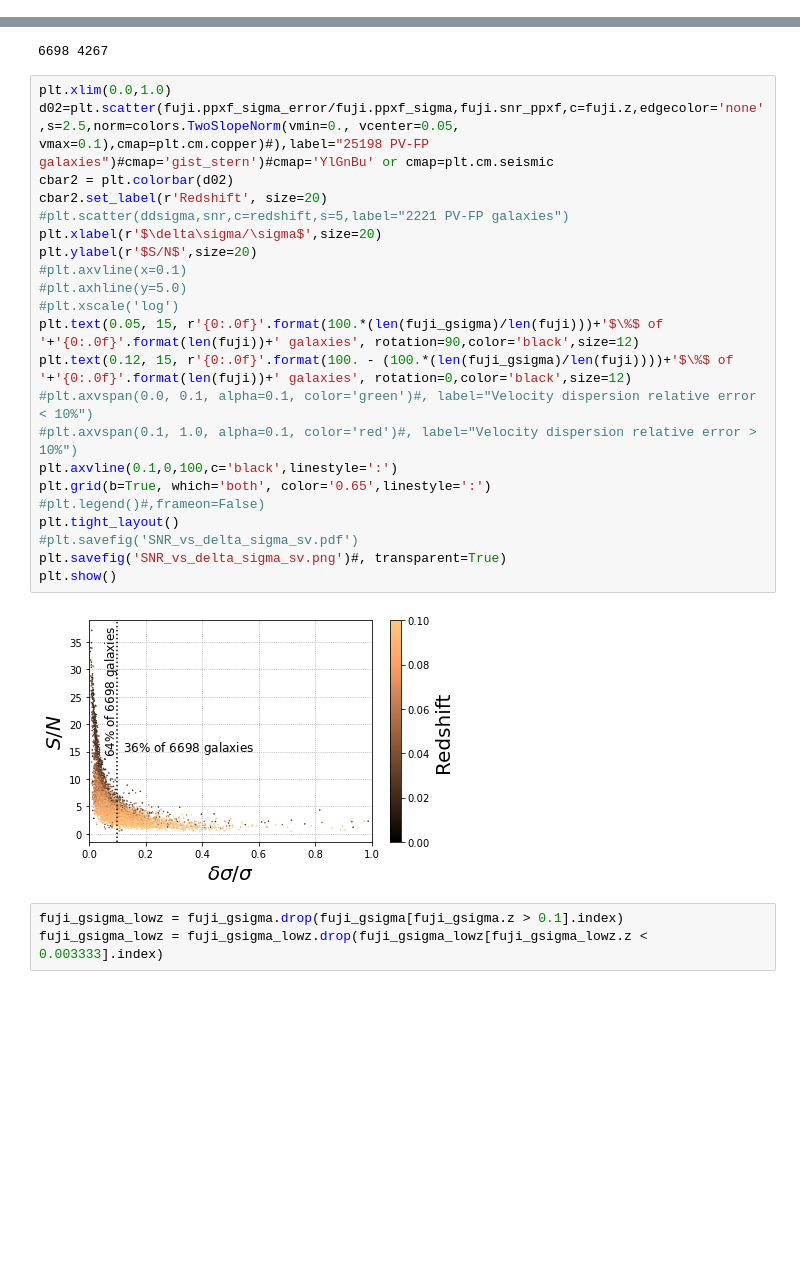
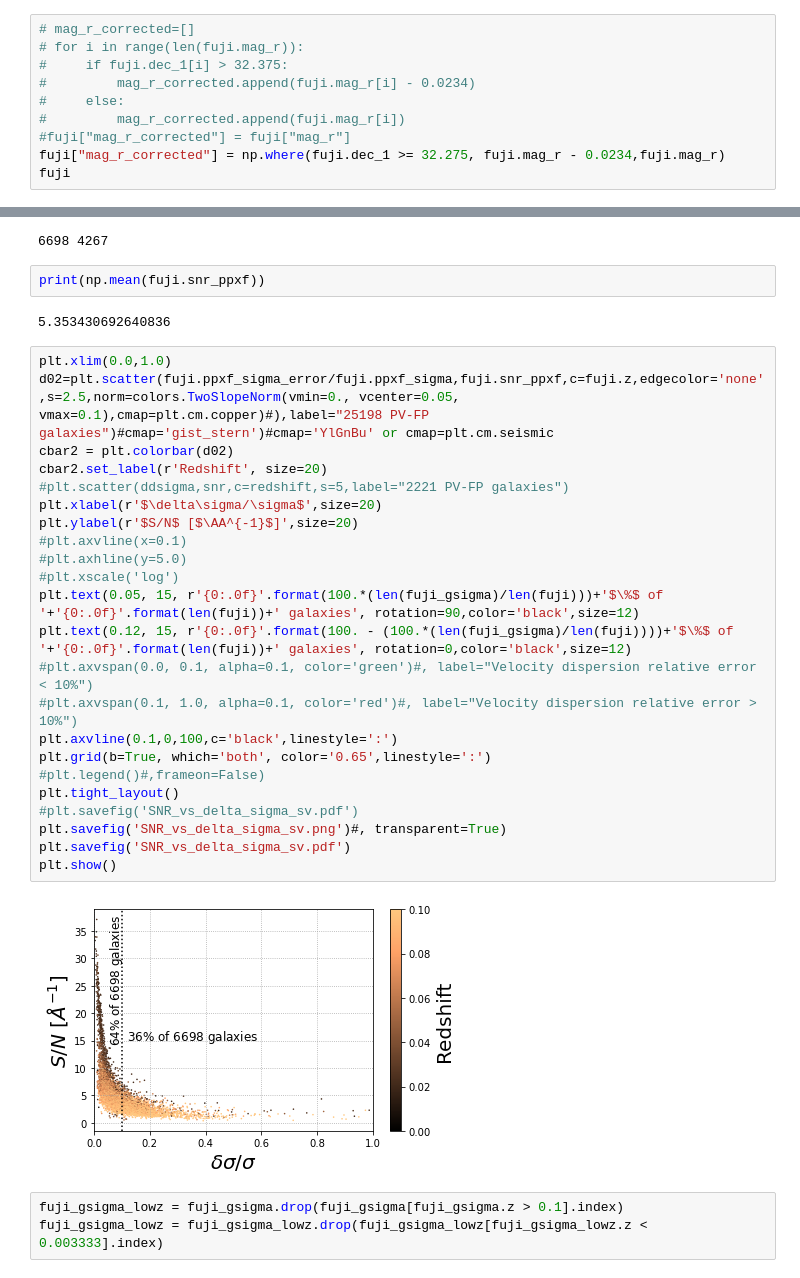
Before and after one commit to KSaid-1/DESI_fuji_FP, a Jupyter notebook: FP_sample.ipynb, the cells around one changed output, grey strips where cells are left out. Drawn from its saved outputs; the diff is of its cells as text; blank space fills up the shorter version.

```diff
--- a/FP_sample.ipynb
+++ b/FP_sample.ipynb
@@ -30,3 +30,13 @@ fuji
 | 6696 | 39632996659102707 | 111 | 253.477542 | 35.676715 | 39632996659102707 | 3479 | 9514 | sv3 | bright | ... |
 | 6697 | 39633114305136857 | 1010 | 246.863496 | 42.094691 | 39633114305136857 | 3517 | 9813 | sv3 | bright | ... |
 6698 rows × 87 columns
+# %%
+# mag_r_corrected=[]
+# for i in range(len(fuji.mag_r)):
+#     if fuji.dec_1[i] > 32.375:
+#         mag_r_corrected.append(fuji.mag_r[i] - 0.0234)
+#     else:
+#         mag_r_corrected.append(fuji.mag_r[i])
+#fuji["mag_r_corrected"] = fuji["mag_r"]
+fuji["mag_r_corrected"] = np.where(fuji.dec_1 >= 32.275, fuji.mag_r - 0.0234,fuji.mag_r)
+fuji
@@ -52,30 +98,35 @@ fuji_gsigma
 print (len(fuji), len(fuji_gsigma))
 # %% [output]
 6698 4267
+# %%
+print(np.mean(fuji.snr_ppxf))
+# %% [output]
+5.353430692640836
 # %%
 plt.xlim(0.0,1.0)
 d02=plt.scatter(fuji.ppxf_sigma_error/fuji.ppxf_sigma,fuji.snr_ppxf,c=fuji.z,edgecolor='none',s=2.5,norm=colors.TwoSlopeNorm(vmin=0., vcenter=0.05, vmax=0.1),cmap=plt.cm.copper)#),label="25198 PV-FP galaxies")#cmap='gist_stern')#cmap='YlGnBu' or cmap=plt.cm.seismic
 cbar2 = plt.colorbar(d02)
 cbar2.set_label(r'Redshift', size=20)
 #plt.scatter(ddsigma,snr,c=redshift,s=5,label="2221 PV-FP galaxies")
 plt.xlabel(r'$\delta\sigma/\sigma$',size=20)
-plt.ylabel(r'$S/N$',size=20)
+plt.ylabel(r'$S/N$ [$\AA^{-1}$]',size=20)
 #plt.axvline(x=0.1)
 #plt.axhline(y=5.0)
 #plt.xscale('log')
 plt.text(0.05, 15, r'{0:.0f}'.format(100.*(len(fuji_gsigma)/len(fuji)))+'$\%$ of '+'{0:.0f}'.format(len(fuji))+' galaxies', rotation=90,color='black',size=12)
 plt.text(0.12, 15, r'{0:.0f}'.format(100. - (100.*(len(fuji_gsigma)/len(fuji))))+'$\%$ of '+'{0:.0f}'.format(len(fuji))+' galaxies', rotation=0,color='black',size=12)
 #plt.axvspan(0.0, 0.1, alpha=0.1, color='green')#, label="Velocity dispersion relative error < 10%")
 #plt.axvspan(0.1, 1.0, alpha=0.1, color='red')#, label="Velocity dispersion relative error > 10%")
 plt.axvline(0.1,0,100,c='black',linestyle=':')
 plt.grid(b=True, which='both', color='0.65',linestyle=':')
 #plt.legend()#,frameon=False)
 plt.tight_layout()
 #plt.savefig('SNR_vs_delta_sigma_sv.pdf')
 plt.savefig('SNR_vs_delta_sigma_sv.png')#, transparent=True)
+plt.savefig('SNR_vs_delta_sigma_sv.pdf')
 plt.show()
 # %% [output]
-[figure, old version]
+[figure, new version]
 # %%
 fuji_gsigma_lowz = fuji_gsigma.drop(fuji_gsigma[fuji_gsigma.z > 0.1].index)
 fuji_gsigma_lowz = fuji_gsigma_lowz.drop(fuji_gsigma_lowz[fuji_gsigma_lowz.z < 0.003333].index)
```
Also changed, not shown: parts of 25 cells of this notebook.
